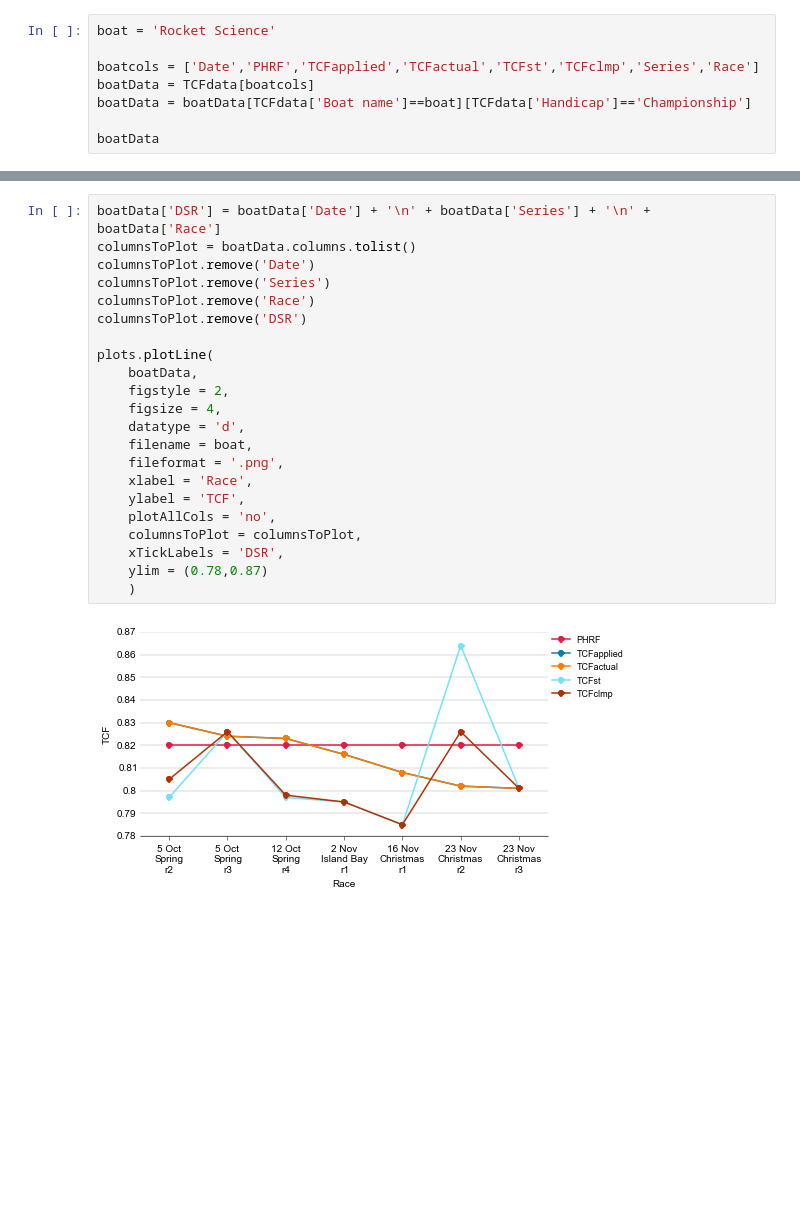
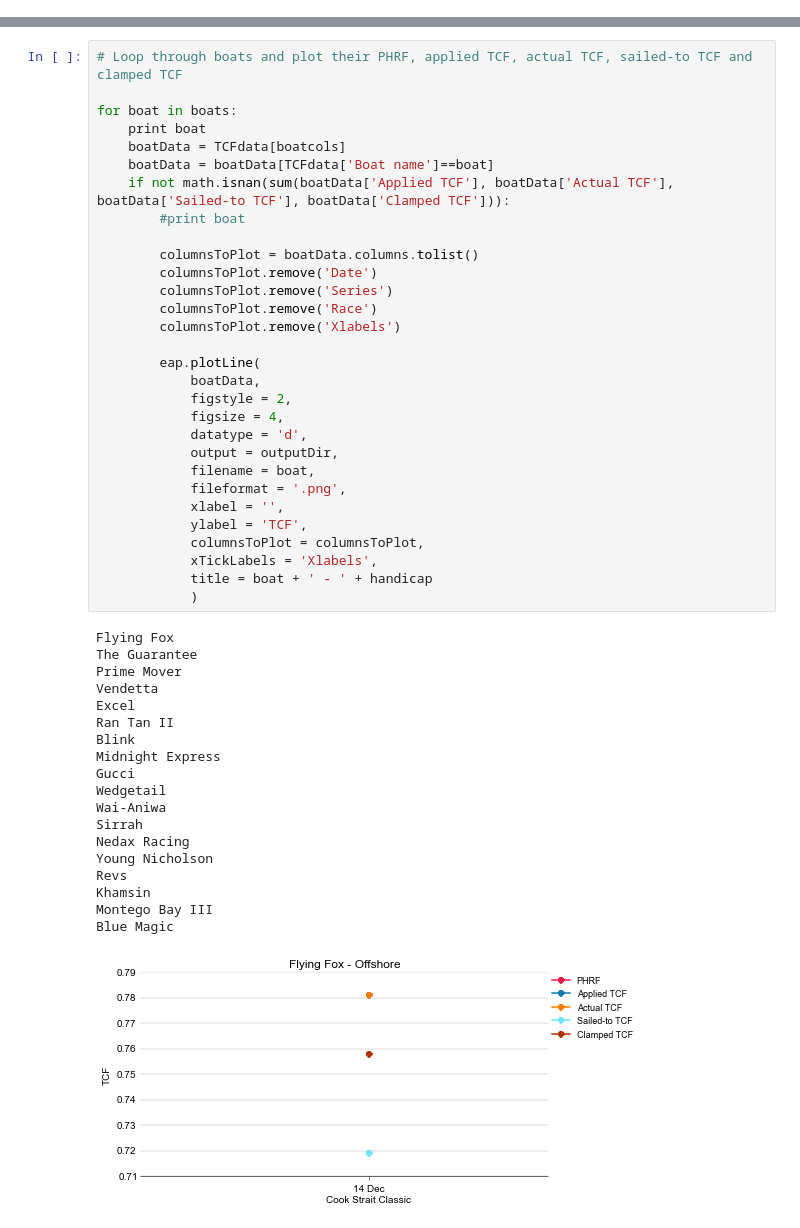
Before and after one commit to drphilbishop/RPNYC_race_analysis, a Jupyter notebook: plotTCFs.ipynb, the cells around one changed output, grey strips where cells are left out. Saved outputs shown, nothing was run; the diff lists cells and outputs as text; blank space fills up the shorter version.

Commit message:
TCFplots looping over boats to draw a plot for each boat that has competed in selected handicap type

```diff
--- a/plotTCFs.ipynb
+++ b/plotTCFs.ipynb
@@ -42,8 +33,0 @@ TCFdata.head(5)
-# %%
-boat = 'Rocket Science'
-
-boatcols = ['Date','PHRF','TCFapplied','TCFactual','TCFst','TCFclmp','Series','Race']
-boatData = TCFdata[boatcols]
-boatData = boatData[TCFdata['Boat name']==boat][TCFdata['Handicap']=='Championship']
-
-boatData
@@ -59,24 +68,50 @@ boatData
 # %%
-boatData['DSR'] = boatData['Date'] + '\n' + boatData['Series'] + '\n' + boatData['Race']
-columnsToPlot = boatData.columns.tolist()
-columnsToPlot.remove('Date')
-columnsToPlot.remove('Series')
-columnsToPlot.remove('Race')
-columnsToPlot.remove('DSR')
+# Loop through boats and plot their PHRF, applied TCF, actual TCF, sailed-to TCF and clamped TCF
 
-plots.plotLine(
-    boatData,
-    figstyle = 2,
-    figsize = 4,
-    datatype = 'd',
-    filename = boat,
-    fileformat = '.png',
-    xlabel = 'Race',
-    ylabel = 'TCF',
-    plotAllCols = 'no',
-    columnsToPlot = columnsToPlot,
-    xTickLabels = 'DSR',
-    ylim = (0.78,0.87)
-    )
+for boat in boats:
+    print boat
+    boatData = TCFdata[boatcols]
+    boatData = boatData[TCFdata['Boat name']==boat]
+    if not math.isnan(sum(boatData['Applied TCF'], boatData['Actual TCF'], boatData['Sailed-to TCF'], boatData['Clamped TCF'])):
+        #print boat
+
+        columnsToPlot = boatData.columns.tolist()
+        columnsToPlot.remove('Date')
+        columnsToPlot.remove('Series')
+        columnsToPlot.remove('Race')
+        columnsToPlot.remove('Xlabels')
+
+        eap.plotLine(
+            boatData,
+            figstyle = 2,
+            figsize = 4,
+            datatype = 'd',
+            output = outputDir,
+            filename = boat,
+            fileformat = '.png',
+            xlabel = '',
+            ylabel = 'TCF',
+            columnsToPlot = columnsToPlot,
+            xTickLabels = 'Xlabels',
+            title = boat + ' - ' + handicap
+            )
 # %% [output]
+Flying Fox
+The Guarantee
+Prime Mover
+Vendetta
+Excel
+Ran Tan II
+Blink
+Midnight Express
+Gucci
+Wedgetail
+Wai-Aniwa
+Sirrah
+Nedax Racing
+Young Nicholson
+Revs
+Khamsin
+Montego Bay III
+Blue Magic
-[figure, old version]
+[figure, new version]
```
Also changed, not shown: parts of 7 cells of this notebook.
